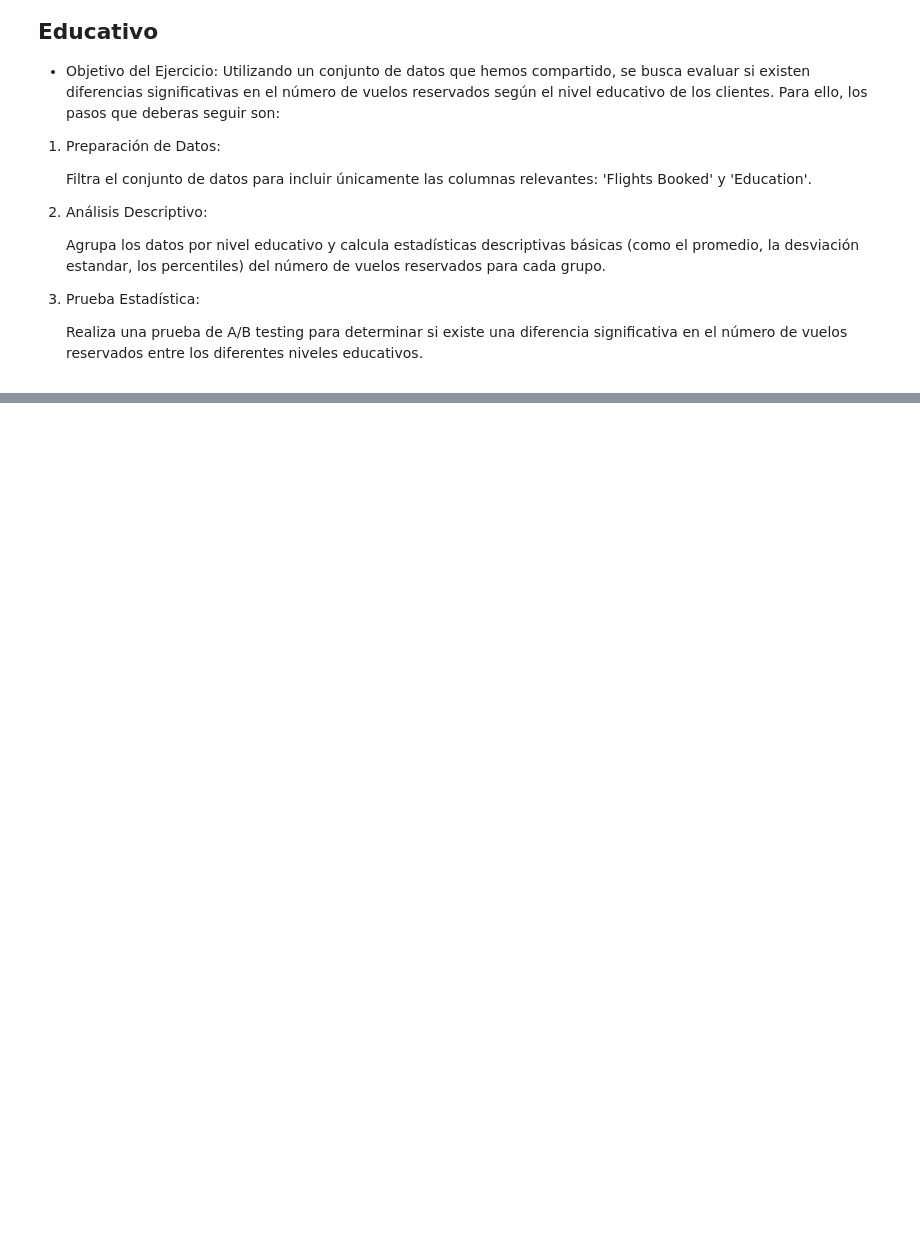
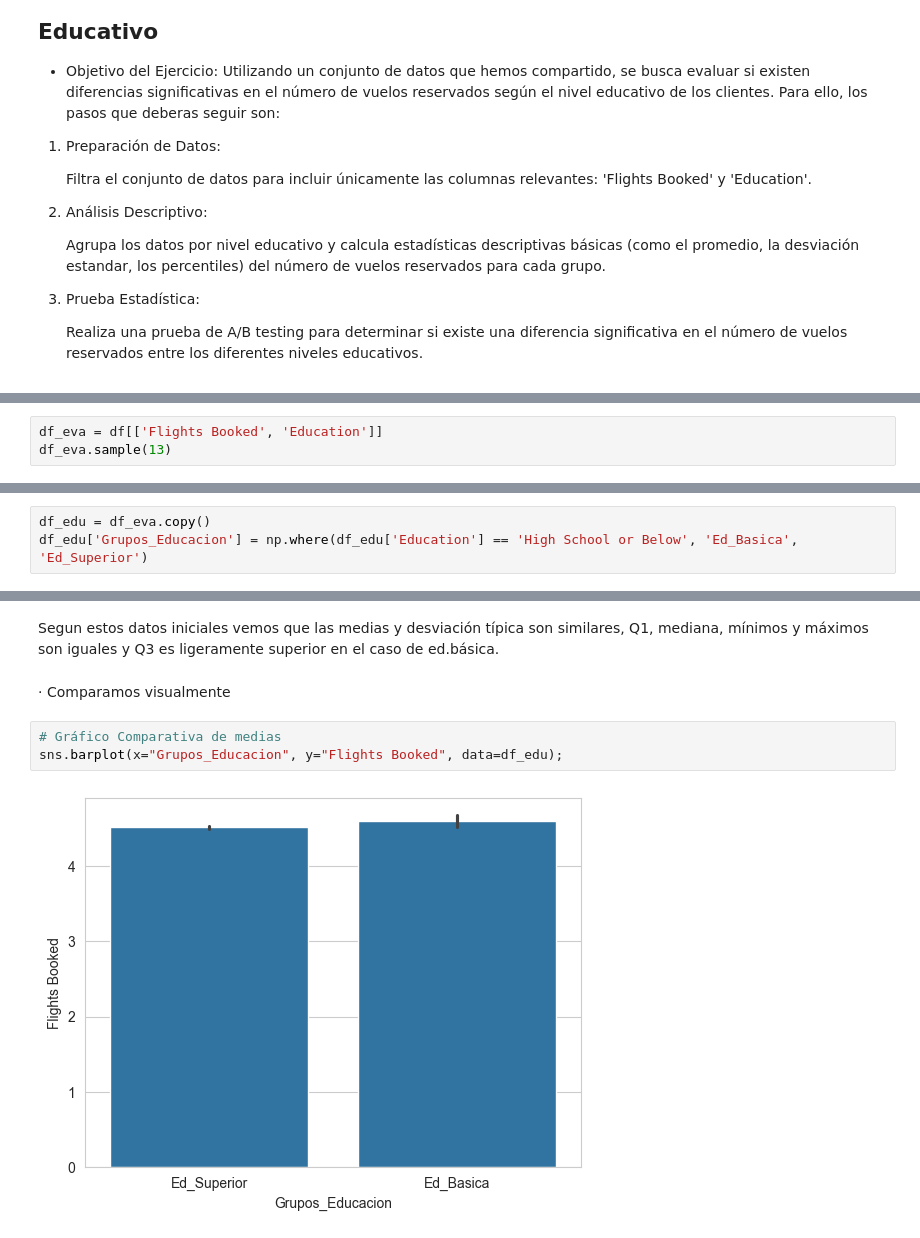
Before and after one commit to martapintoslopez/Airline, a Jupyter notebook: ev_final.ipynb, the cells around one changed output, grey strips where cells are left out. Drawn from its saved outputs; the diff is of its cells as text; blank space fills up the shorter version.

```diff
--- a/ev_final.ipynb
+++ b/ev_final.ipynb
@@ -992,0 +998,3 @@ plt.show();
+# %%
+df_eva = df[['Flights Booked', 'Education']]
+df_eva.sample(13)
@@ -992,0 +1030,3 @@ plt.show();
+# %%
+df_edu = df_eva.copy()
+df_edu['Grupos_Educacion'] = np.where(df_edu['Education'] == 'High School or Below', 'Ed_Basica', 'Ed_Superior')
@@ -992,0 +1074,9 @@ plt.show();
+# %% [markdown]
+Segun estos datos iniciales vemos que las medias y desviación típica son similares, Q1, mediana, mínimos y máximos son iguales y Q3 es ligeramente superior en el caso de ed.básica.
+# %% [markdown]
+· Comparamos visualmente
+# %%
+# Gráfico Comparativa de medias
+sns.barplot(x="Grupos_Educacion", y="Flights Booked", data=df_edu);
+# %% [output]
+[figure, added]
```
Also changed, not shown: parts of 18 cells of this notebook.
